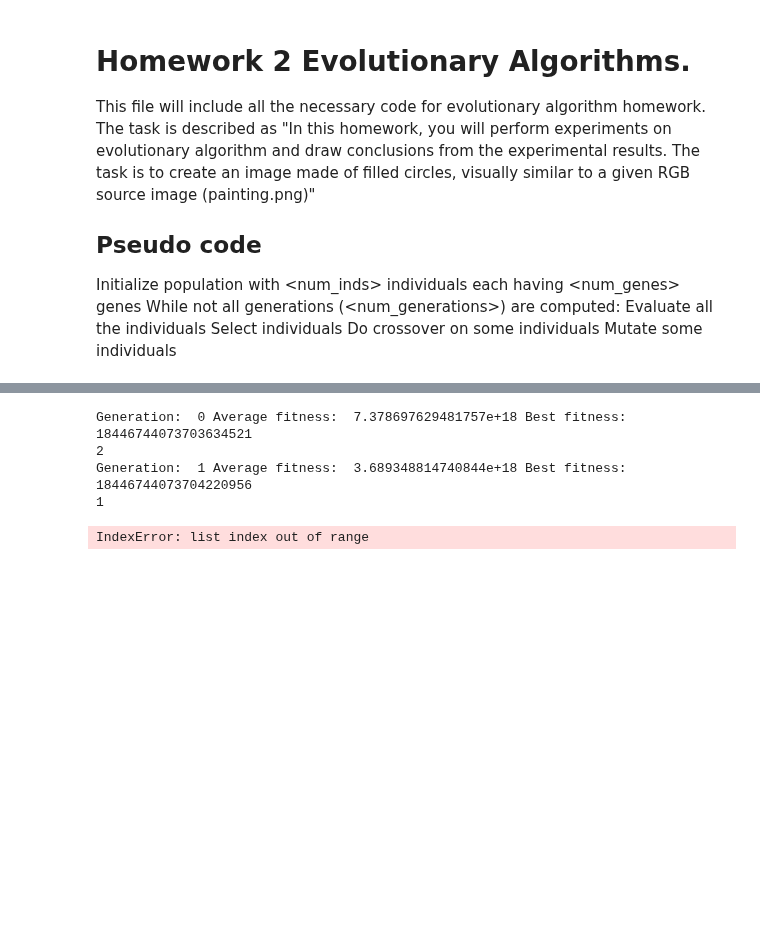
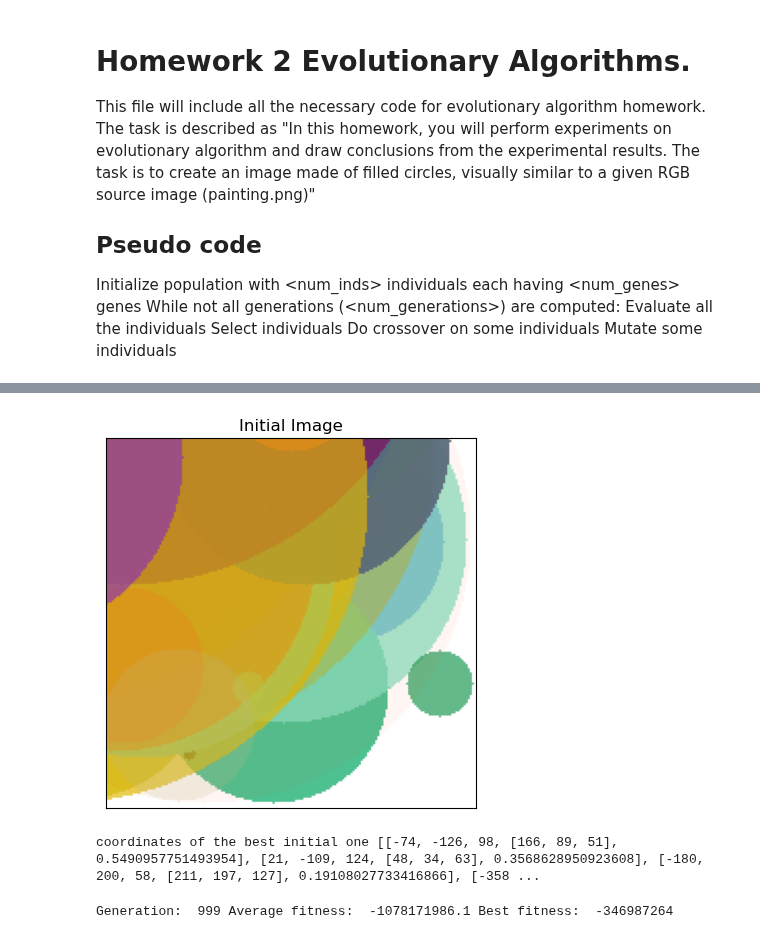
Before and after one commit to ahmetakman/EE449_homeworks, a Jupyter notebook: hw2/hw2.ipynb, the cells around one changed output, grey strips where cells are left out. Cells and saved outputs as stored; diff of their text form; code cells hidden in the pictures; blank space fills up the shorter version.

```diff
--- a/hw2/hw2.ipynb
+++ b/hw2/hw2.ipynb
@@ -242,23 +277,30 @@ def show_rgb_image(image, title=None, conversion=cv2.COLOR_BGR2RGB):
 #     show_rgb_image(pop.individuals[i].draw(), "Initial Image")
 #     time.sleep(1)
 # %%
-pop = Population(num_individuals, num_genes, image_size, num_elites, num_parents, tournament_size)
+pop = Population(num_individuals, num_genes, image_size, num_elites, num_parents, tournament_size, guidance=mutataion_type)
 
 from tqdm import tqdm
 # iterate over generations
-for i in tqdm(range(10)):
+average_fitness = []
+best_fitness = []
+
+show_rgb_image(pop.get_best().draw(), "Initial Image")
+print("coordinates of the best initial one", pop.get_best().chromosome)
+for i in tqdm(range(1000)):
+    pop.evaluate()
     pop.selection()
     pop.crossover()
     pop.mutation(mutation_probability)
     pop.evaluate()
-    print("Generation: ", i, "Average fitness: ", pop.get_average_fitness(), "Best fitness: ", pop.get_best().fitness)
     #reset elite status
     for individual in pop.individuals:
         individual.elite = False
-    print("num individuals left",len(pop.individuals))
+    # print("num individuals left",len(pop.individuals))
+    average_fitness.append(pop.get_average_fitness())
+    best_fitness.append(pop.get_best().fitness)
+print("Generation: ", i, "Average fitness: ", pop.get_average_fitness(), "Best fitness: ", pop.get_best().fitness)
+#Generation:  99 Average fitness:  -10051299.25 Best fitness:  -3132598.0
 # %% [output]
+[figure, added]
-Generation:  0 Average fitness:  7.378697629481757e+18 Best fitness:  18446744073703634521
-2
-Generation:  1 Average fitness:  3.689348814740844e+18 Best fitness:  18446744073704220956
-1
+coordinates of the best initial one [[-74, -126, 98, [166, 89, 51], 0.5490957751493954], [21, -109, 124, [48, 34, 63], 0.3568628950923608], [-180, 200, 58, [211, 197, 127], 0.19108027733416866], [-358 ...
-IndexError: list index out of range
+Generation:  999 Average fitness:  -1078171986.1 Best fitness:  -346987264
```
Also changed, not shown: parts of 11 cells of this notebook.
